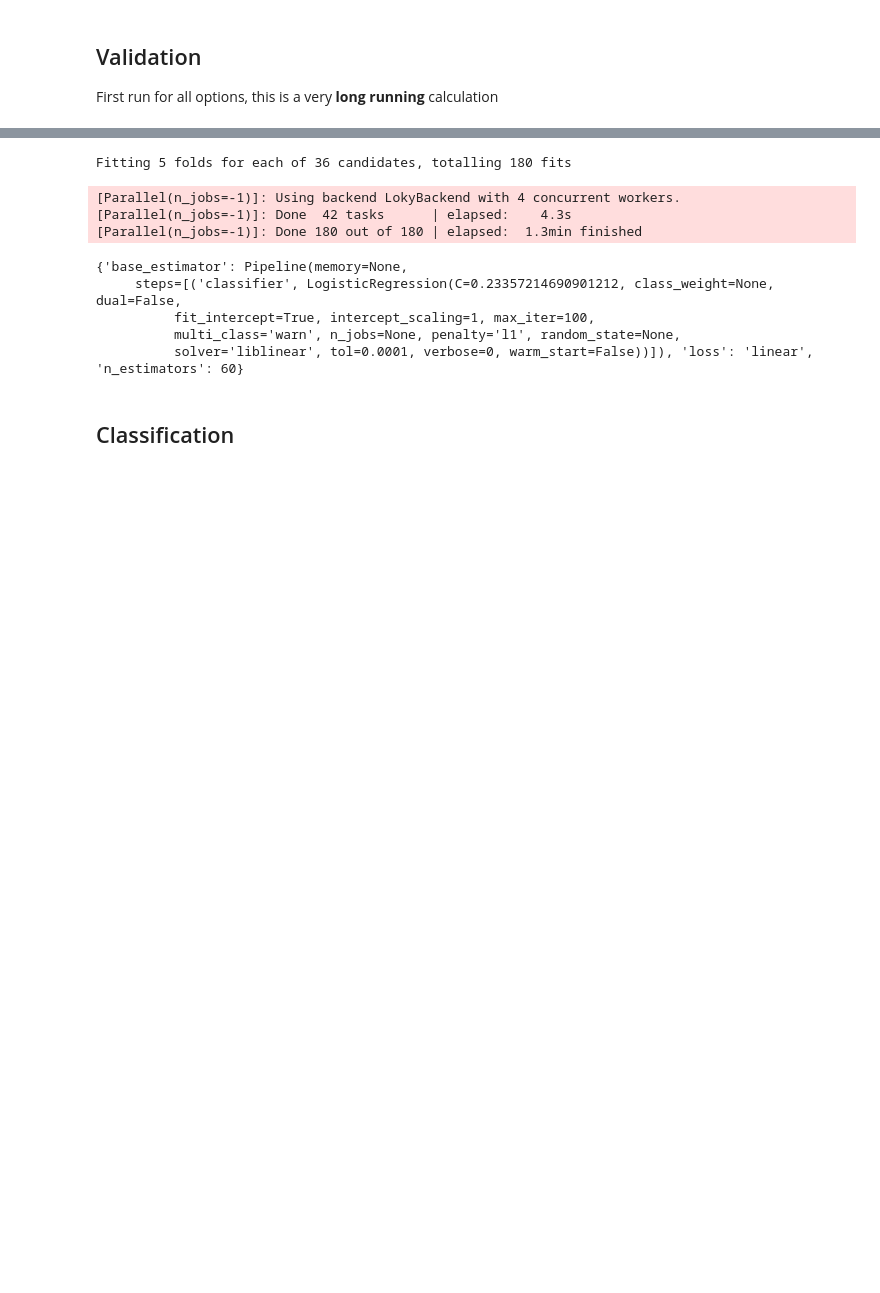
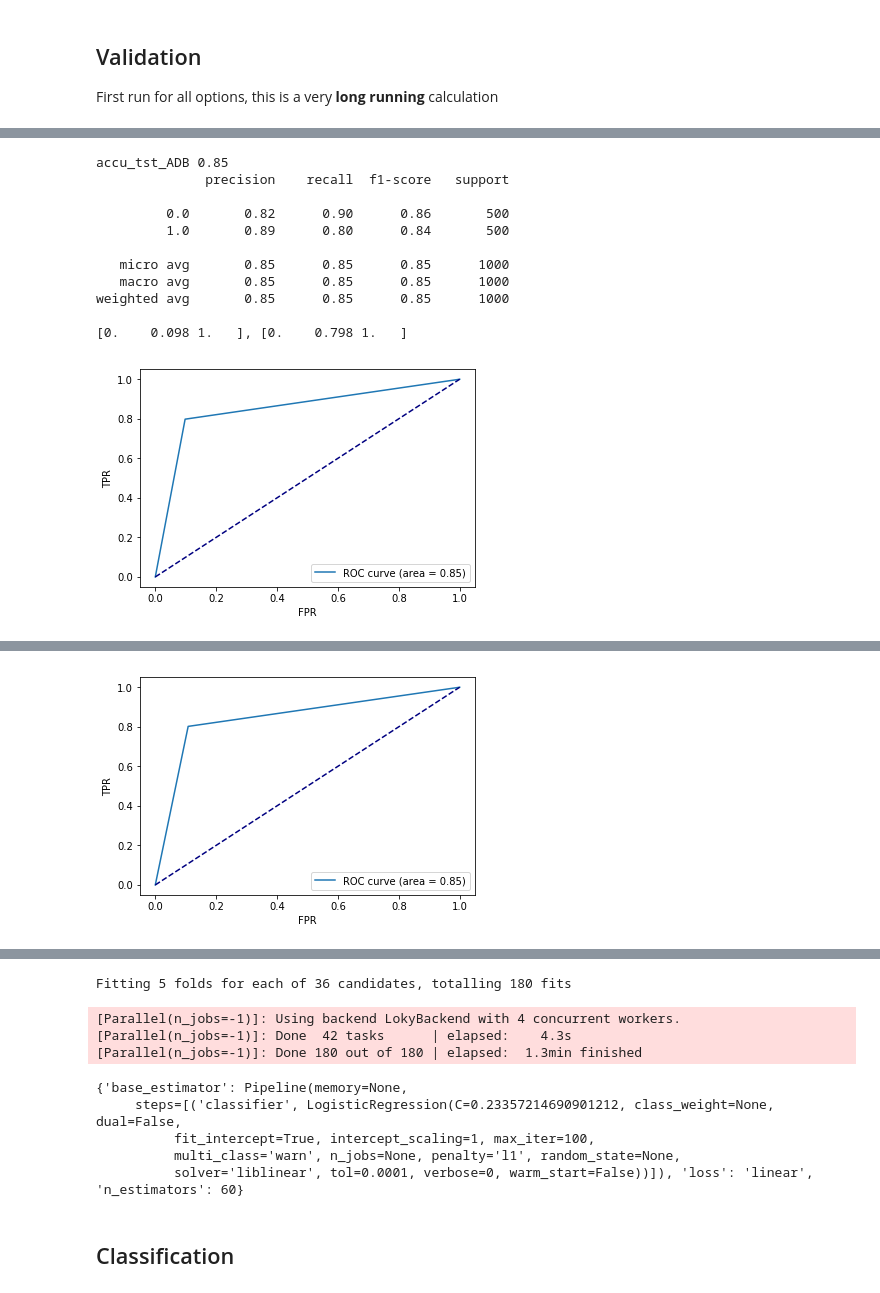
Before and after one commit to allen-n/Opportunistic, a Jupyter notebook: Demo_Dataset.ipynb, the cells around one changed output, grey strips where cells are left out. Saved outputs shown, nothing was run; the diff lists cells and outputs as text; code cells hidden in the pictures; blank space fills up the shorter version.

```diff
--- a/Demo_Dataset.ipynb
+++ b/Demo_Dataset.ipynb
@@ -186,7 +190,7 @@ plt.show()
 pca_dfs_out = []
 
 for i in range(len(dfs_out)):
-    pca_dfs_out.append(drop_threshold(.8, dfs_out[i] ,pca_dfs[i]))
+    pca_dfs_out.append(drop_threshold(0.95, dfs_out[i] ,pca_dfs[i]))
 
 for df in pca_dfs_out:
     print(df.shape)
@@ -330,0 +326,16 @@ Fitting 5 folds for each of 710 candidates, totalling 3550 fits
+# %%
+# Resluts:
+if (not did_search) and (clf_all is not None):
+    with open('gridsearch.pickle', 'wb') as f:
+        pickle.dump(clf_all, f)
+        print("clf_all saved as gridsearch.pickle.")
+elif clf_all is None:
+    with open('gridsearch.pickle', 'rb') as f:
+        clf_all = pickle.load(f)
+        print("clf_all loaded from gridsearch.pickle.")
+else:
+    print("clf_all is already loaded.")
+
+results = pd.DataFrame(clf_all.cv_results_)
+# print(results.head(2))
+# print(results.columns)
@@ -330,0 +346,61 @@ Fitting 5 folds for each of 710 candidates, totalling 3550 fits
+# %%
+features_trn, targets_trn = get_batch(n_size=5000, phase='train')
+features_tst, targets_tst = get_batch(n_size=1000, phase='test')
+
+# base = LogisticRegression(C=0.23357214690901212, class_weight=None, dual=False,
+#           fit_intercept=True, intercept_scaling=1, max_iter=100,
+#           multi_class='warn', n_jobs=None, penalty='l1', random_state=None,
+#           solver='liblinear', tol=0.0001, verbose=0, warm_start=False)
+# clf_adb = AdaBoostRegressor(base_estimator=base, n_estimators=60, loss='linear')
+
+clf_adb = RandomForestClassifier(bootstrap=True, class_weight=None, criterion='gini',
+            max_depth=None, max_features=0.65, max_leaf_nodes=None,
+            min_impurity_decrease=0.0, min_impurity_split=None,
+            min_samples_leaf=14, min_samples_split=7,
+            min_weight_fraction_leaf=0.0, n_estimators=90, n_jobs=None,
+            oob_score=False, random_state=None, verbose=0,
+            warm_start=False)
+
+# clf_adb = clf_all.best_estimator_
+
+clf_adb.fit(features_trn, targets_trn)
+preds_tst = clf_adb.predict(features_tst)
+accu = np.mean(preds_tst==targets_tst)
+print('accu_tst_ADB', accu)
+print(classification_report(targets_tst, preds_tst))
+fpr, tpr, thresholds = metrics.roc_curve(targets_tst, preds_tst)
+print("%s, %s" %(fpr,tpr))
+plt.plot(fpr, tpr, label='ROC curve (area = %0.2f)' % metrics.auc(fpr, tpr))
+plt.plot([0, 1], [0, 1], color='navy', linestyle='--')
+plt.xlabel('FPR')
+plt.ylabel('TPR')
+plt.legend(loc="lower right")
+plt.show()
+
+clf_adb = clf_all.best_estimator_
+clf_adb.fit(features_trn, targets_trn)
+preds_tst = clf_adb.predict(features_tst)
+accu = np.mean(preds_tst==targets_tst)
+print('accu_tst_ADB', accu)
+print(classification_report(targets_tst, preds_tst))
+fpr, tpr, thresholds = metrics.roc_curve(targets_tst, preds_tst)
+print("%s, %s" %(fpr,tpr))
+plt.plot(fpr, tpr, label='ROC curve (area = %0.2f)' % metrics.auc(fpr, tpr))
+plt.plot([0, 1], [0, 1], color='navy', linestyle='--')
+plt.xlabel('FPR')
+plt.ylabel('TPR')
+plt.legend(loc="lower right")
+plt.show()
+# %% [output]
+accu_tst_ADB 0.85
+              precision    recall  f1-score   support
+
+         0.0       0.82      0.90      0.86       500
+         1.0       0.89      0.80      0.84       500
+
+   micro avg       0.85      0.85      0.85      1000
+   macro avg       0.85      0.85      0.85      1000
+weighted avg       0.85      0.85      0.85      1000
+
+[0.    0.098 1.   ], [0.    0.798 1.   ]
+[figure, added]
@@ -330,0 +418 @@ Fitting 5 folds for each of 710 candidates, totalling 3550 fits
+[figure, added]
```
Also changed, not shown: parts of 22 cells of this notebook, 1 other file.
